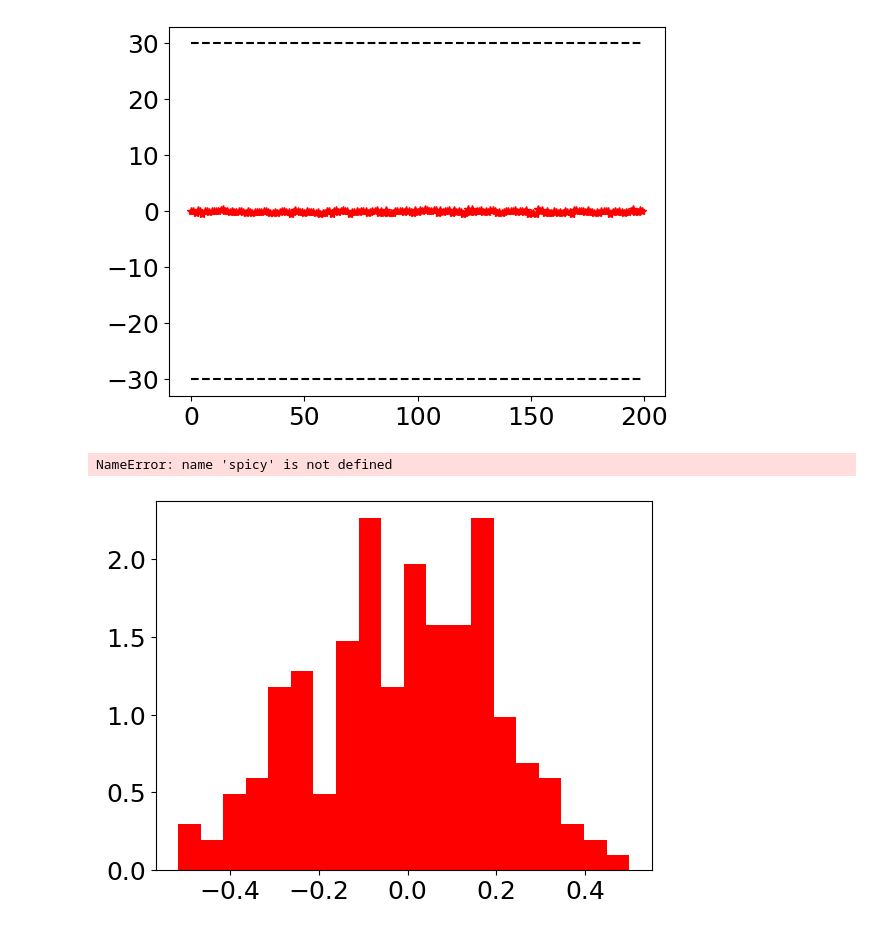
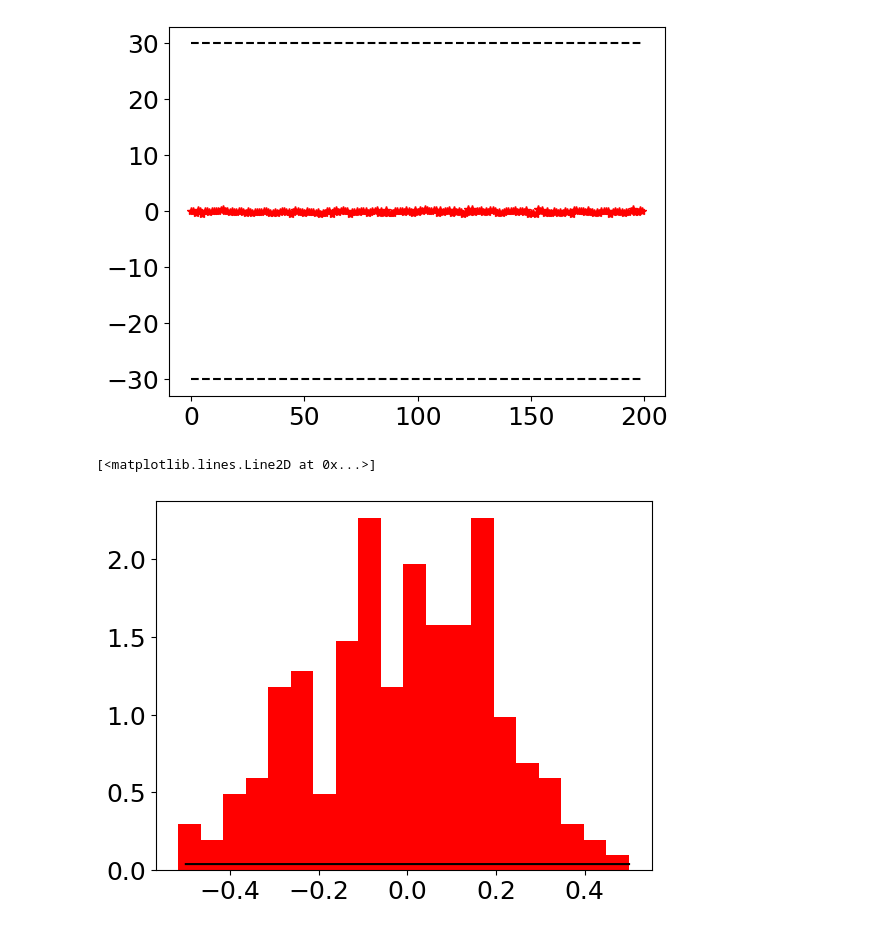
Before and after one commit to quangvumathneuro/Nonlinear_and_Data_Driven_Estimation, a Jupyter notebook: Lesson_5_Discrete_Linear_Kalman_Filter/B_discrete_linear_kalman_filter_QV.ipynb, the cells around one changed output. Saved outputs shown, nothing was run; the diff lists cells and outputs as text; code cells hidden in the pictures.

```diff
--- a/Lesson_5_Discrete_Linear_Kalman_Filter/B_discrete_linear_kalman_filter_QV.ipynb
+++ b/Lesson_5_Discrete_Linear_Kalman_Filter/B_discrete_linear_kalman_filter_QV.ipynb
@@ -379,13 +381,13 @@ ax.plot(-three_sigman, '--', color = 'black')
 # %%
 
 fig = plt.figure()
 ax = fig.add_subplot(111)
 ax.hist(error, bins=20, color ='red', density=True)
 mean_sigma = np.mean(sigma)
-gauss = spicy.stats.norm(0,mean_sigma)
+gauss = scipy.stats.norm(0,mean_sigma)
 xaxis = np.linspace(-0.5, 0.5, 50)
 yaxis = gauss.pdf(xaxis)
 ax.plot(xaxis, yaxis, color = 'black')
 # %% [output]
-NameError: name 'spicy' is not defined
+[<matplotlib.lines.Line2D at 0x...>]
-[figure, old version]
+[figure, new version]
```
Also changed, not shown: parts of 1 cell of this notebook.
